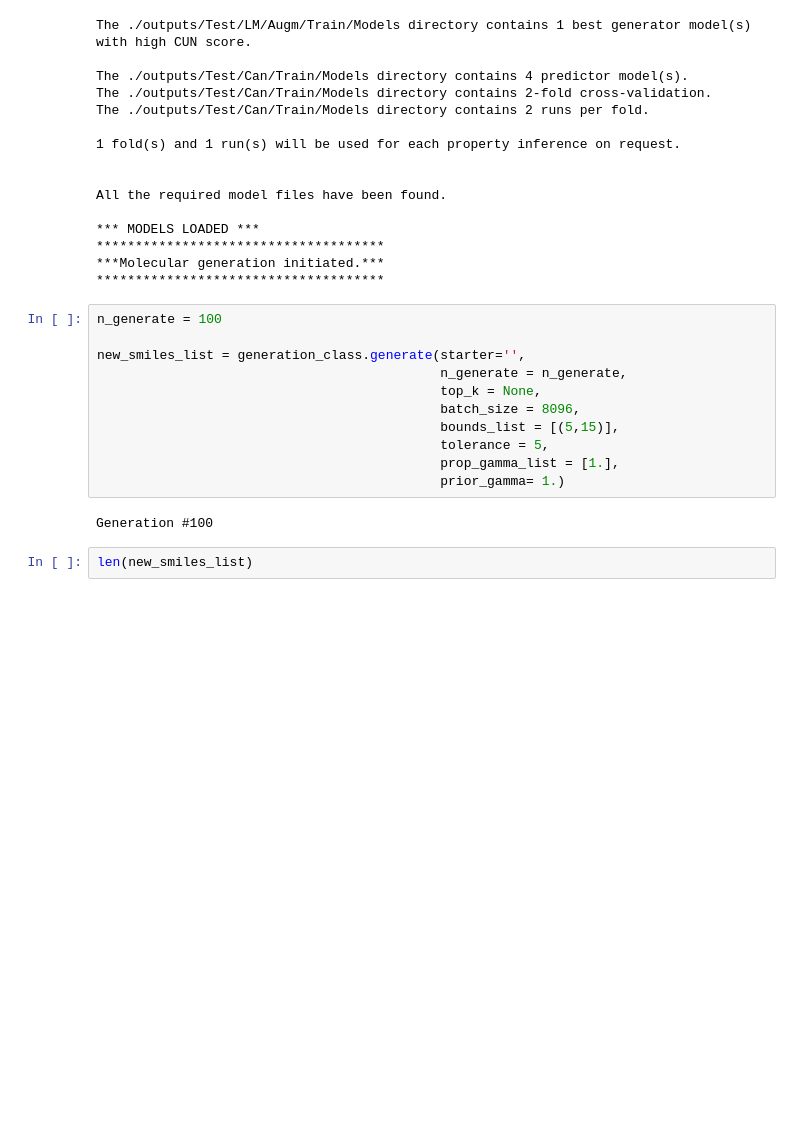
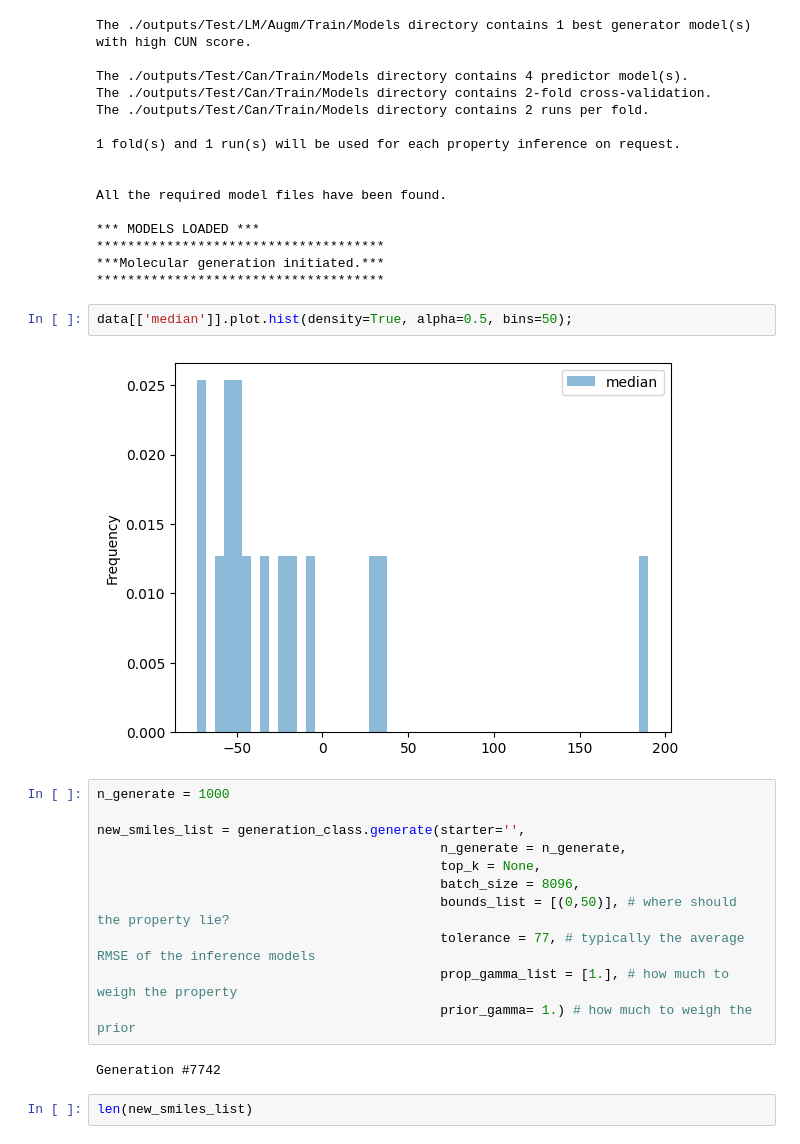
Before and after one commit to Lambard-ML-Team/SMILES-X, a Jupyter notebook: Example.ipynb, the cells around one changed output. Saved outputs shown, nothing was run; the diff lists cells and outputs as text; blank space fills up the shorter version.

Commit message:
CUN score generation fix

```diff
--- a/Example.ipynb
+++ b/Example.ipynb
@@ -676,19 +671,23 @@ All the required model files have been found.
 *************************************
 ***Molecular generation initiated.***
 *************************************
+# %%
+data[['median']].plot.hist(density=True, alpha=0.5, bins=50);
+# %% [output]
+[figure, added]
 # %%
-n_generate = 100
+n_generate = 1000
 
 new_smiles_list = generation_class.generate(starter='',
                                             n_generate = n_generate,
                                             top_k = None,
                                             batch_size = 8096,
-                                            bounds_list = [(5,15)],
-                                            tolerance = 5,
-                                            prop_gamma_list = [1.],
-                                            prior_gamma= 1.)
+                                            bounds_list = [(0,50)], # where should the property lie?
+                                            tolerance = 77, # typically the average RMSE of the inference models
+                                            prop_gamma_list = [1.], # how much to weigh the property
+                                            prior_gamma= 1.) # how much to weigh the prior
 # %% [output]
-Generation #100
+Generation #7742
 # %%
 len(new_smiles_list)
 # %% [output]
```
Also changed, not shown: parts of 15 cells of this notebook, 4 other files.
